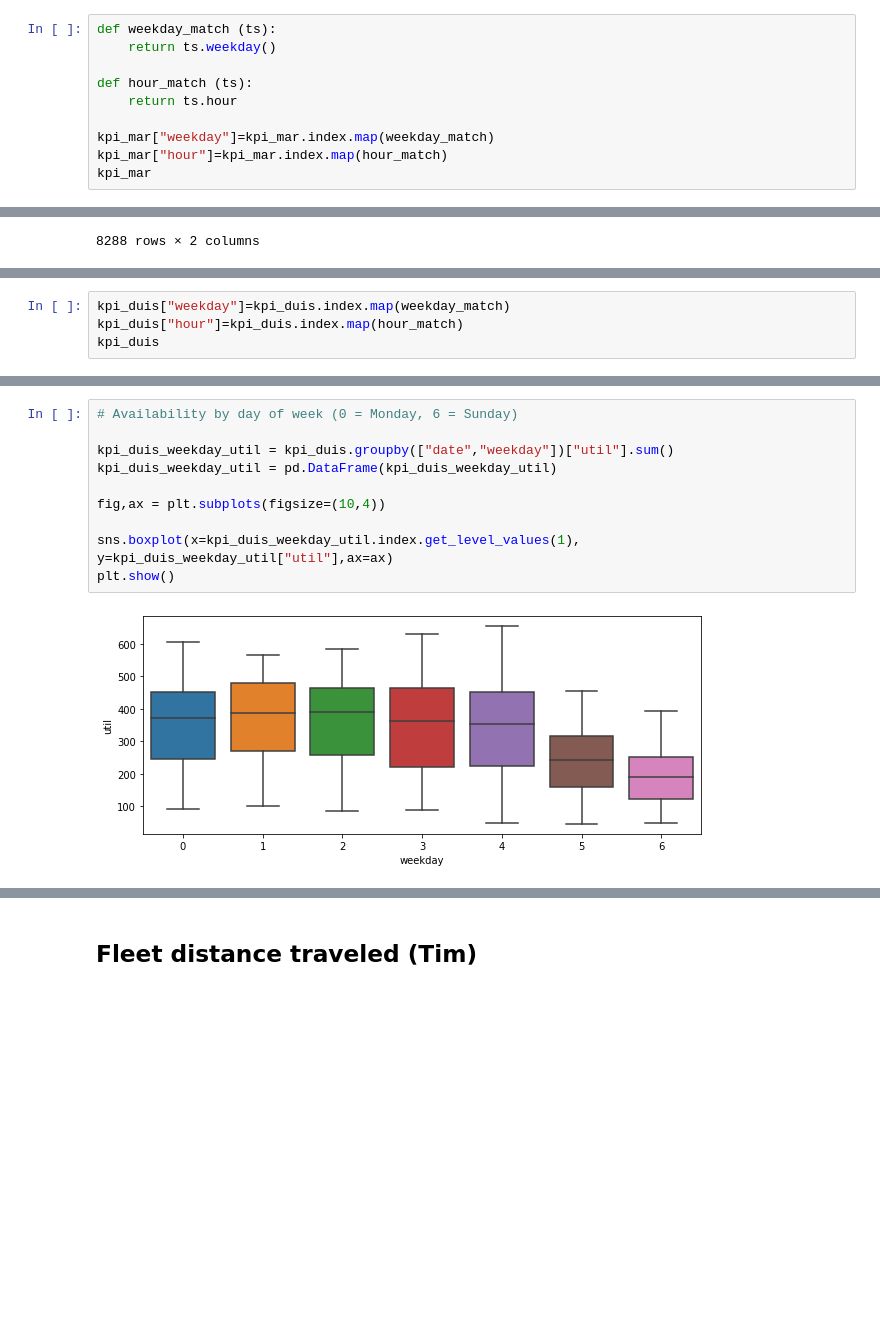
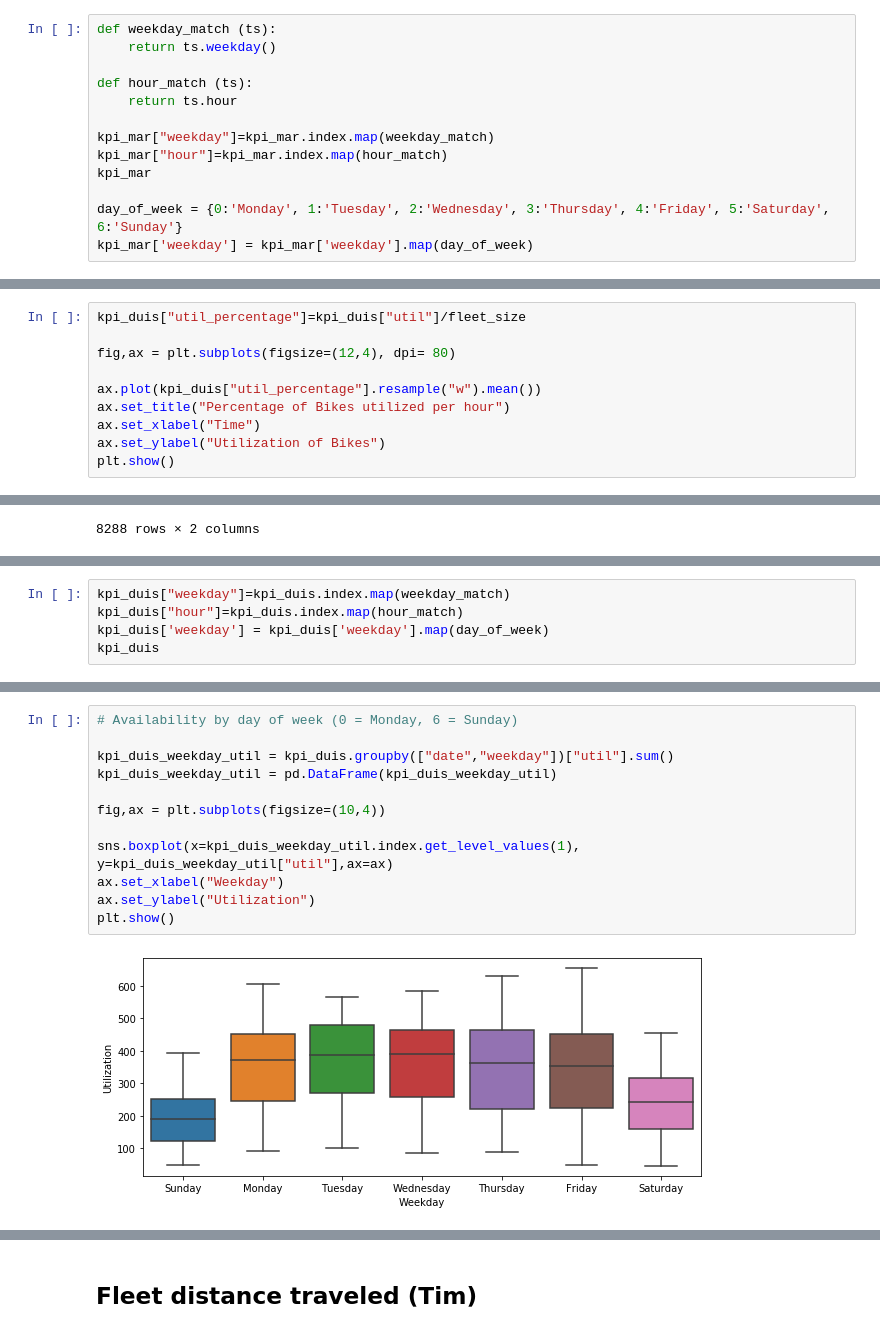
Before and after one commit to mogottsch/dsml_2020_magma, a Jupyter notebook: 2_kpi_calculation/KPI_Calculation.ipynb, the cells around one changed output, grey strips where cells are left out. Cells and saved outputs as stored; diff of their text form; blank space fills up the shorter version.

Commit message:
Added axes labels and added percentage visualization again

```diff
--- a/2_kpi_calculation/KPI_Calculation.ipynb
+++ b/2_kpi_calculation/KPI_Calculation.ipynb
@@ -119,3 +146,6 @@ def hour_match (ts):
 kpi_mar["weekday"]=kpi_mar.index.map(weekday_match)
 kpi_mar["hour"]=kpi_mar.index.map(hour_match)
 kpi_mar
+
+day_of_week = {0:'Monday', 1:'Tuesday', 2:'Wednesday', 3:'Thursday', 4:'Friday', 5:'Saturday', 6:'Sunday'}
+kpi_mar['weekday'] = kpi_mar['weekday'].map(day_of_week)
@@ -213,3 +234,13 @@ ax.set_title("Bikes utilized per hour")
 plt.show()
 # %% [output]
 [figure]
+# %%
+kpi_duis["util_percentage"]=kpi_duis["util"]/fleet_size
+
+fig,ax = plt.subplots(figsize=(12,4), dpi= 80)
+
+ax.plot(kpi_duis["util_percentage"].resample("w").mean())
+ax.set_title("Percentage of Bikes utilized per hour")
+ax.set_xlabel("Time")
+ax.set_ylabel("Utilization of Bikes")
+plt.show()
@@ -245,5 +292,6 @@ plt.show()
 # %%
 kpi_duis["weekday"]=kpi_duis.index.map(weekday_match)
 kpi_duis["hour"]=kpi_duis.index.map(hour_match)
+kpi_duis['weekday'] = kpi_duis['weekday'].map(day_of_week)
 kpi_duis
 # %% [output]
@@ -264,15 +312,17 @@ kpi_duis
 # %%
 # Availability by day of week (0 = Monday, 6 = Sunday)
 
 kpi_duis_weekday_util = kpi_duis.groupby(["date","weekday"])["util"].sum()
 kpi_duis_weekday_util = pd.DataFrame(kpi_duis_weekday_util)
 
 fig,ax = plt.subplots(figsize=(10,4))
 
 sns.boxplot(x=kpi_duis_weekday_util.index.get_level_values(1), y=kpi_duis_weekday_util["util"],ax=ax)
+ax.set_xlabel("Weekday")
+ax.set_ylabel("Utilization")
 plt.show()
 # %% [output]
-[figure, old version]
+[figure, new version]
 # %%
 # Availability by time of day
 
```
Also changed, not shown: parts of 44 cells of this notebook, 1 other file.
